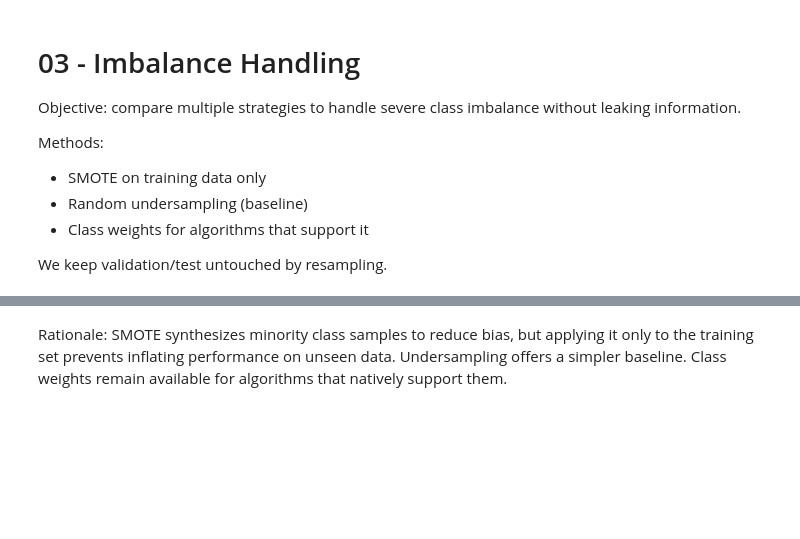
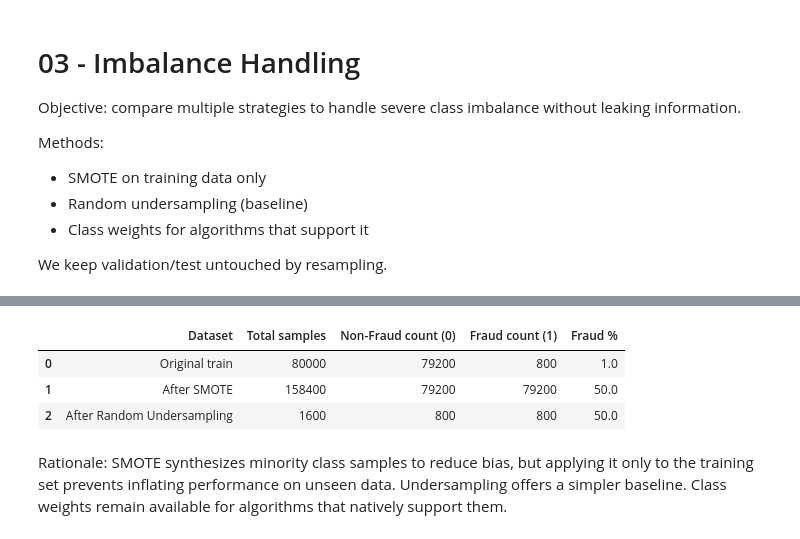
Before and after one commit to Dev666-vijay/FYP2025-Fraud-Detection, a Jupyter notebook: notebooks/03_imbalance_handling.ipynb, the cells around one changed output, grey strips where cells are left out. Drawn from its saved outputs; the diff is of its cells as text; code cells hidden in the pictures; blank space fills up the shorter version.

```diff
--- a/notebooks/03_imbalance_handling.ipynb
+++ b/notebooks/03_imbalance_handling.ipynb
@@ -50,2 +155,31 @@ X_train.shape, X_train_smote.shape, X_train_rus.shape
+# %%
+# Summary table of class counts before and after resampling
+
+summary = pd.DataFrame({
+    'Dataset': ['Original train', 'After SMOTE', 'After Random Undersampling'],
+    'Total samples': [
+        len(y_train),
+        len(y_train_smote),
+        len(y_train_rus),
+    ],
+    'Non-Fraud count (0)': [
+        (y_train == 0).sum(),
+        (y_train_smote == 0).sum(),
+        (y_train_rus == 0).sum(),
+    ],
+    'Fraud count (1)': [
+        (y_train == 1).sum(),
+        (y_train_smote == 1).sum(),
+        (y_train_rus == 1).sum(),
+    ],
+})
+
+summary['Fraud %'] = 100 * summary['Fraud count (1)'] / summary['Total samples']
+summary
+# %% [output]
+|  | Dataset | Total samples | Non-Fraud count (0) | Fraud count (1) | Fraud % |
+| 0 | Original train | 80000 | 79200 | 800 | 1.0 |
+| 1 | After SMOTE | 158400 | 79200 | 79200 | 50.0 |
+| 2 | After Random Undersampling | 1600 | 800 | 800 | 50.0 |
 # %%
 # Save resampled datasets for later models
```
Also changed, not shown: parts of 6 cells of this notebook, 14 other files.
